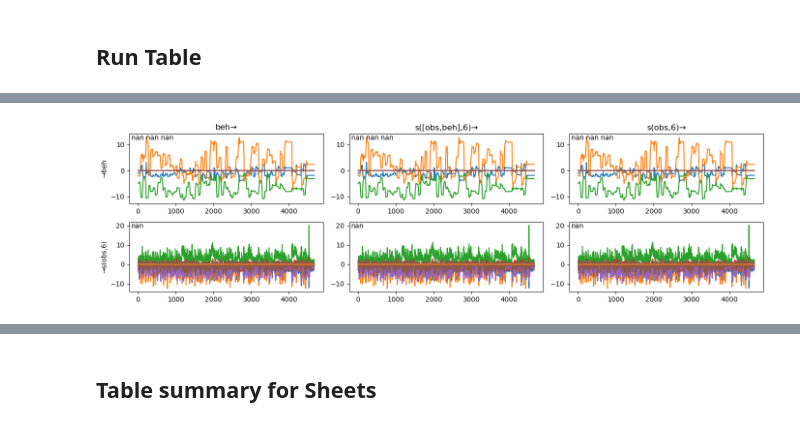
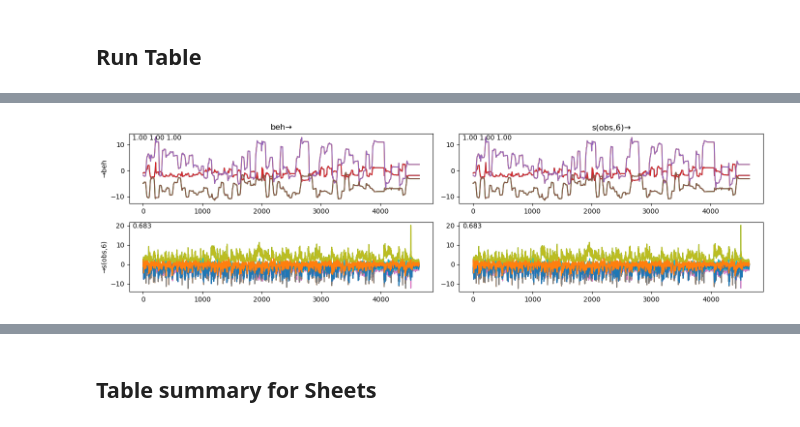
Before and after one commit to draeloslab/AdaptiveLatents, a Jupyter notebook: scripts/regressions.ipynb, the cells around one changed output, grey strips where cells are left out. Saved outputs shown, nothing was run; the diff lists cells and outputs as text; code cells hidden in the pictures.

```diff
--- a/scripts/regressions.ipynb
+++ b/scripts/regressions.ipynb
@@ -86,21 +86,18 @@ if dataset_chosen == "buzaki":
 ## Indy
 # %%
 if dataset_chosen == "indy":
-    obs, raw_behavior, bin_centers, beh_t = adaptive_latents.input_sources.datasets.construct_indy_data(
+    obs, beh, bin_centers, beh_t = adaptive_latents.input_sources.datasets.construct_indy_data(
         adaptive_latents.input_sources.datasets.individual_identifiers["indy"][0],
         bin_width=0.03,
     )
 
-    resampled_behavior = fin.resample_matched_timeseries(raw_behavior, bin_centers, beh_t)
-    beh = resampled_behavior
+    resampled_behavior = fin.resample_matched_timeseries(beh, bin_centers, beh_t)
+    beh, beh_t = resampled_behavior, bin_centers
 
     pre_datasets = {
-        'beh # i o': beh,
-        's([obs,beh],6) # i': fin.prosvd_data(input_arr=np.hstack([obs, beh]), output_d=6, init_size=20),
-        's(obs,6) # i o': fin.prosvd_data(input_arr=obs, output_d=6, init_size=30),
+        'beh # i o': [beh, beh_t],
+        # 's([obs,beh],6) # i': fin.prosvd_data(input_arr=np.hstack([obs, beh]), output_d=6, init_size=20),
+        's(obs,6) # i o': fin.clip(fin.prosvd_data(input_arr=obs, output_d=6, init_size=30), bin_centers),
 
     }
-
-    for key, value in pre_datasets.items():
-        pre_datasets[key] = fin.clip(value, beh_t)
 # %% [output]
@@ -230,7 +226,7 @@ def evaluate(i,o, maxlen=10_000, bw_params=adaptive_latents.default_parameters.d
 
 
     out_ds = adaptive_latents.NumpyTimedDataSource(o, o_t, (n_steps,))
-    reg_class = adaptive_latents.regressions.auto_regression_decorator(adaptive_latents.regressions.SymmetricNoisyRegressor, n_steps=0, autoregress_only=True)
+    reg_class = adaptive_latents.regressions.auto_regression_decorator(adaptive_latents.regressions.SymmetricNoisyRegressor, n_steps=1, autoregress_only=False)
     reg = reg_class(input_d=br.bw.N, output_d=o.shape[1])
 
     br.add_regression_post_hoc(reg, out_ds)
@@ -286,37 +278,37 @@ Wall time: 11.9 s
 def get_corrs_from_br(br):
     offset = br.output_ds.time_offsets[-1]
 
-    first_pred_idx = np.nonzero(~np.all(np.isnan(br.h.beh_error[1]),axis=1))[0][0]
-    n_samples_before_end = (br.h.beh_error[1].shape[0] - first_pred_idx)//2
+    first_pred_idx = np.nonzero(~np.all(np.isnan(br.h.beh_error[offset]),axis=1))[0][0]
+    n_samples_before_end = (br.h.beh_error[offset].shape[0] - first_pred_idx)//2
 
     lh_predicted = br.h.beh_pred[offset][-n_samples_before_end:]
     lh_true = br.h.beh_pred[offset][-n_samples_before_end:] - br.h.beh_error[offset][-n_samples_before_end:]
 
     corrs = [np.corrcoef(lh_true[:,j], lh_predicted[:,j])[0,1] for j in range(lh_true.shape[1])]
     return corrs
 
 fig, ax = plt.subplots(nrows=len(output_keys), ncols=len(input_keys), figsize=(14,2*len(output_keys)), layout='tight', squeeze=False)
 
 s = slice(-1)
 
 for row, okey in enumerate(output_keys):
     ax[row,0].set_ylabel("→" + okey)
     for col, ikey in enumerate(input_keys):
         true, times, predicted = fin.clip(*true_values[okey][ikey], results[okey][ikey])
 
         br = brs[okey][ikey]
 
         corrs = get_corrs_from_br(br)
 
         ax[row,col].plot(true[s])
         ax[row,col].plot(predicted[s])
 
         if true.shape[1] < 4:
             corrs = " ".join([f"{c:.2f}" for c in corrs])
         else:
             corrs = f"{np.mean(corrs):.3f}"
         ax[row,col].text(.01,.99, corrs, ha='left', va='top', transform=ax[row, col].transAxes)
         if row == 0:
             ax[0,col].set_title(ikey +  "→")
 # %% [output]
-[figure, old version]
+[figure, new version]
```
Also changed, not shown: parts of 7 cells of this notebook, 8 other files.
